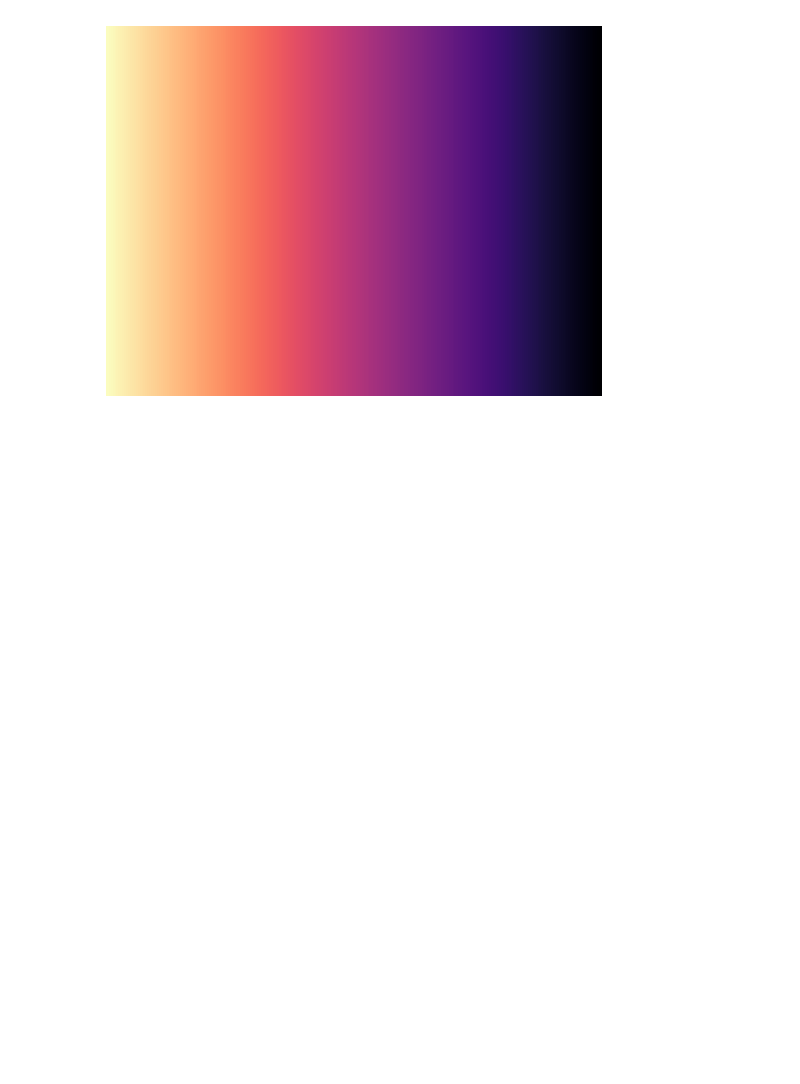
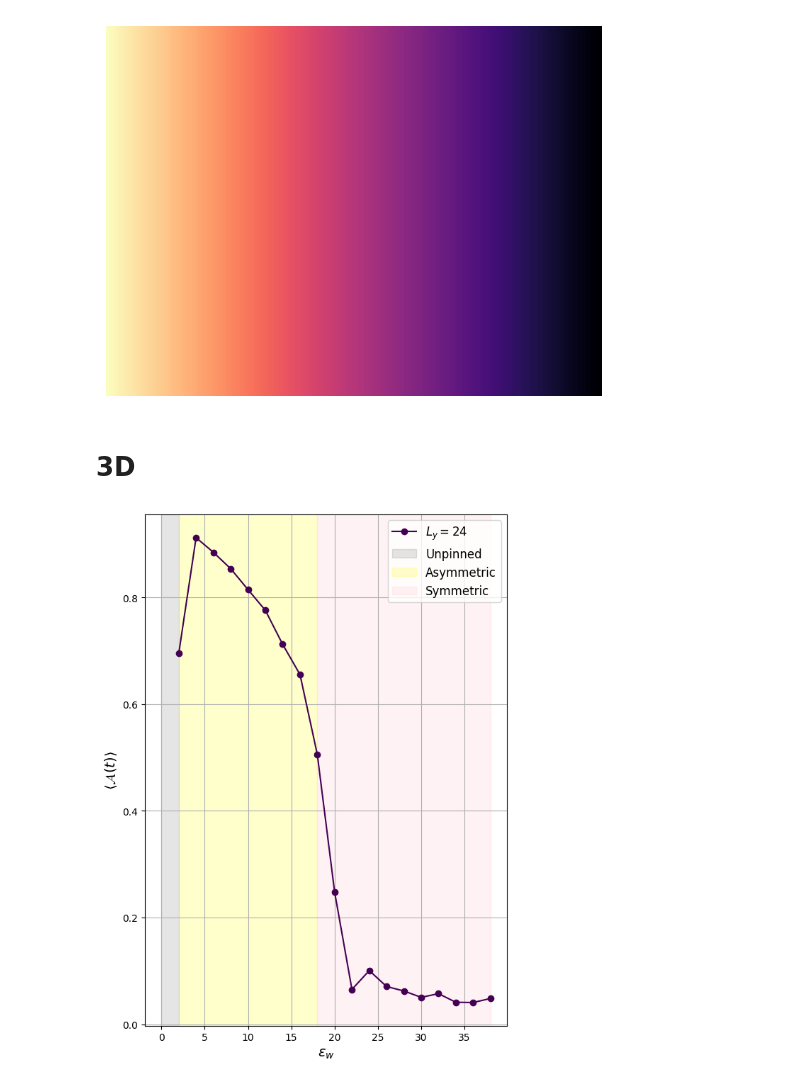
Before and after one commit to sohyuniverse/active-drying, a Jupyter notebook: models/analysis.ipynb, the cells around one changed output. Saved outputs shown, nothing was run; the diff lists cells and outputs as text; code cells hidden in the pictures; blank space fills up the shorter version.

```diff
--- a/models/analysis.ipynb
+++ b/models/analysis.ipynb
@@ -357,0 +350,18 @@ Computed tau_r (persistence time): 104.16666666666667
+# %%
+# Main script
+if __name__ == "__main__":
+    folder = "dumps/2D"  # Folder containing dump files
+    lx = 240.0  # Total system size in x-direction
+    rho_ld = 0.15  # Low-density MIPS value
+    rho = 0.5  # Total system density
+    # Compute taur
+    taur = compute_taur()
+    print(f"Computed tau_r (persistence time): {taur}")
+
+    # Plot asymmetry vs time for multiple dump files
+    for eps in range(20, 51, 5):  # Iterate over eps values: 20, 25, 30, ..., 50
+        filename = os.path.join(folder, f'wet.2d.241206.0213.eps.{eps}.ly.120.dump')
+        if os.path.exists(filename):
+            t_over_taur, asymmetry_array = plot_asymmetry_vs_time(filename, lx=lx, rho_ld=rho_ld, rho=rho, taur=taur)
+        # else:
+            # print(f"File {filename} does not exist.")
@@ -374,3 +392,35 @@ plt.savefig("magma_r_gradient.png", bbox_inches='tight', pad_inches=0)
 plt.show()
 # %% [output]
 [figure]
+# %% [markdown]
+# 3D
+# %%
+# Main script
+if __name__ == "__main__":
+    folder = "dumps"  # Folder containing dump files
+
+    system_dim = input("Enter system dimension (2D or 3D): ").strip()
+
+    if system_dim == '2D':
+        lx = 240.0  # Total system size in x-direction
+        rho_ld = 0.15  # Low-density MIPS value
+        rho = 0.5  # Total system density
+    elif system_dim == '3D':
+        lx = 100.0
+        rho_ld = 0.45
+        rho = 0.75
+    else:
+        print("Invalid input. Please enter '2D' or '3D'.")
+        exit()
+
+    # Process dump files and calculate asymmetry
+    results = process_dump_files(folder, lx=lx, rho_ld=rho_ld, rho=rho)
+
+    # Check if results are obtained
+    if results:
+        # Plot the asymmetry order parameter
+        plot_asymmetry(results, system_dim=system_dim)
+    else:
+        print("No results to plot.")
+# %% [output]
+[figure, added]
```
Also changed, not shown: parts of 7 cells of this notebook, 2 other files.
